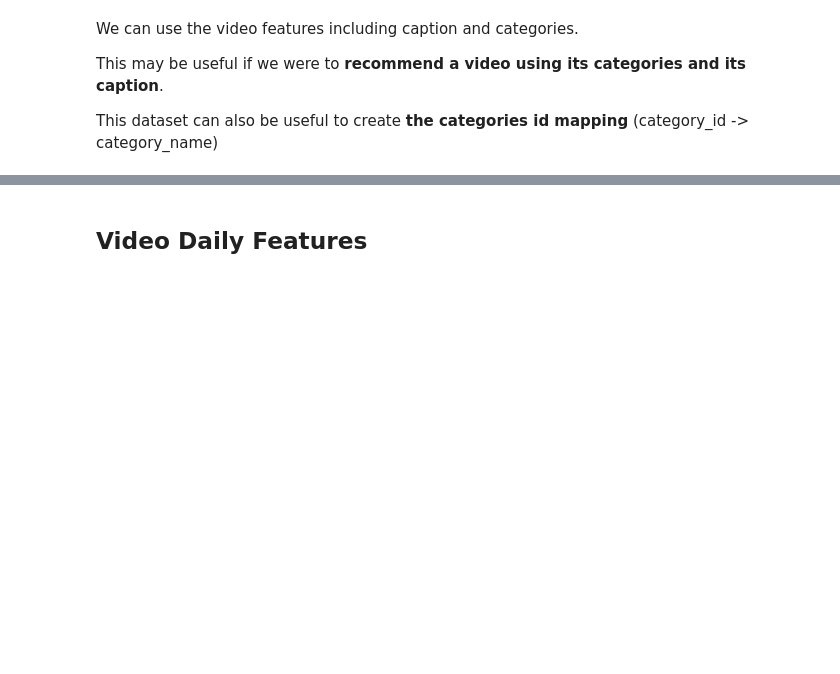
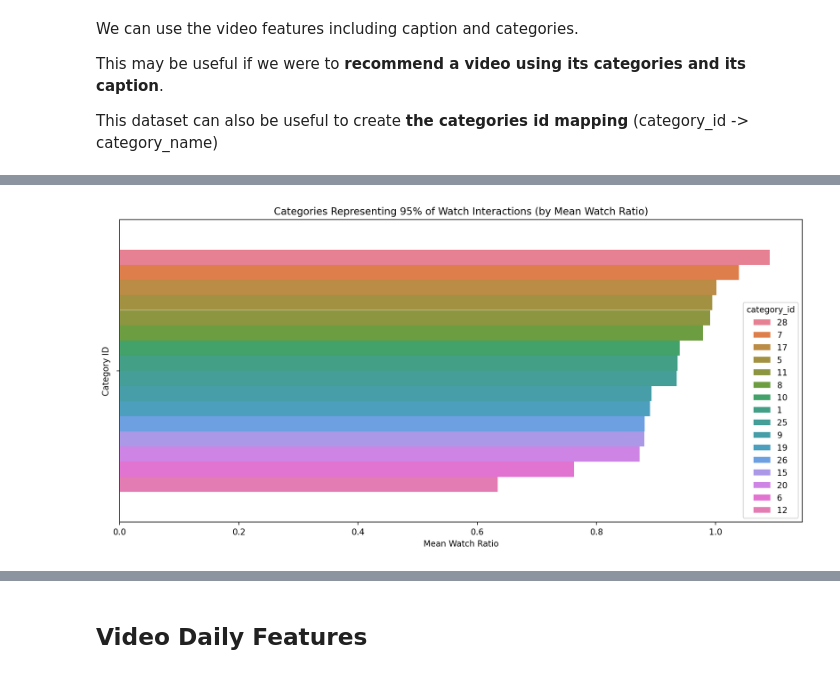
Before and after one commit to TheRayquaza/rema1, a Jupyter notebook: notebooks/EDA/EDA_Item_features.ipynb, the cells around one changed output, grey strips where cells are left out. Cells and saved outputs as stored; diff of their text form; code cells hidden in the pictures; blank space fills up the shorter version.

```diff
--- a/notebooks/EDA/EDA_Item_features.ipynb
+++ b/notebooks/EDA/EDA_Item_features.ipynb
@@ -20,3 +46,6 @@
+# %%
+interactions_train = pd.read_csv("../data_final_project/KuaiRec 2.0/data/big_matrix.csv")
+interactions_test = pd.read_csv("../data_final_project/KuaiRec 2.0/data/small_matrix.csv")
 # %% [markdown]
 ## Video Features
 # %% [markdown]
@@ -37,0 +338,35 @@ video_categories.head()
+# %%
+video_categories['feat'] = video_categories['feat'].apply(lambda x: ast.literal_eval(x) if isinstance(x, str) else x)
+
+exploded = video_categories.explode('feat')
+exploded['feat'] = exploded['feat'].astype(str)
+
+exploded = exploded.merge(interactions_train[['video_id', 'watch_ratio']], on='video_id', how='left')
+
+exploded = exploded.dropna(subset=['watch_ratio'])
+
+watch_ratio_by_feat = exploded.groupby('feat').agg(
+    mean_watch_ratio=('watch_ratio', 'mean'),
+    count=('watch_ratio', 'count')
+).reset_index()
+watch_ratio_by_feat.columns = ['category_id', 'mean_watch_ratio', 'count']
+
+watch_ratio_by_feat = watch_ratio_by_feat.sort_values(by='count', ascending=False)
+watch_ratio_by_feat['cum_pct'] = watch_ratio_by_feat['count'].cumsum() / watch_ratio_by_feat['count'].sum()
+
+top_95 = watch_ratio_by_feat[watch_ratio_by_feat['cum_pct'] <= 0.95]
+
+# Plotting
+plt.figure(figsize=(12, 6))
+sns.barplot(
+    data=top_95.sort_values(by='mean_watch_ratio', ascending=False),
+    x='mean_watch_ratio',
+    hue='category_id',
+)
+plt.title('Categories Representing 95% of Watch Interactions (by Mean Watch Ratio)')
+plt.xlabel('Mean Watch Ratio')
+plt.ylabel('Category ID')
+plt.tight_layout()
+plt.show()
+# %% [output]
+[figure, added]
```
Also changed, not shown: parts of 55 cells of this notebook, 10 other files.
